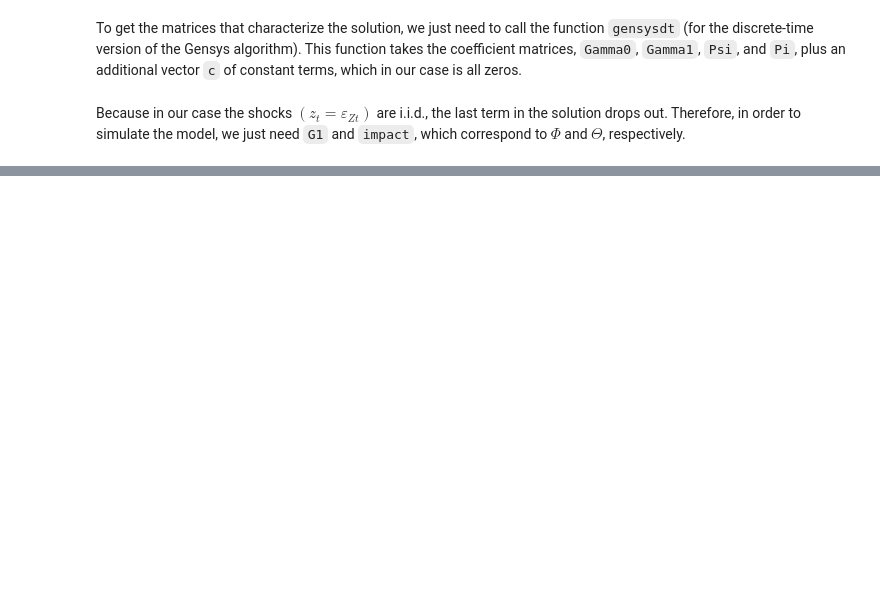
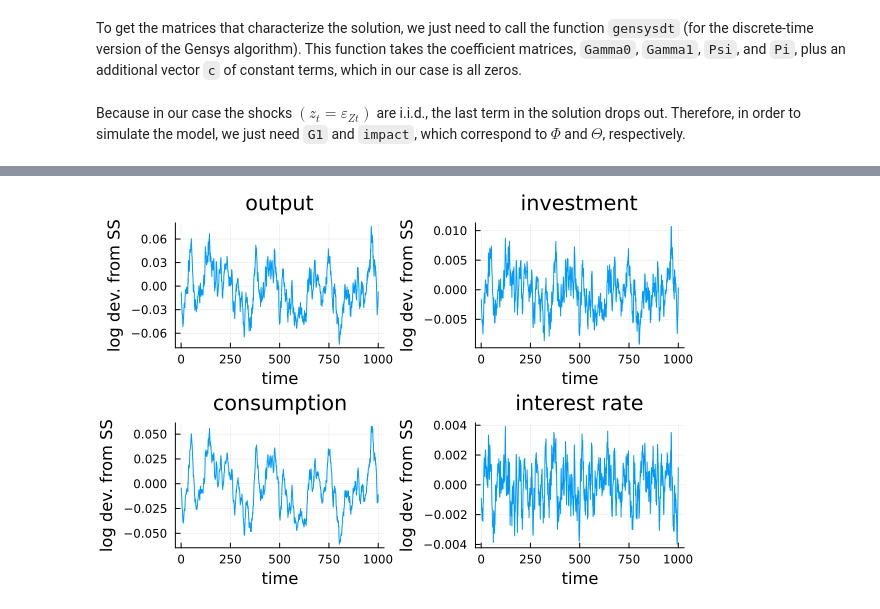
Before and after one commit to QuantEcon/Gensys.jl, a Jupyter notebook: Examples.ipynb, the cells around one changed output, grey strips where cells are left out. Drawn from its saved outputs; the diff is of its cells as text; code cells hidden in the pictures; blank space fills up the shorter version.

```diff
--- a/Examples.ipynb
+++ b/Examples.ipynb
@@ -203,7 +203,7 @@ consumption = x[4, :]'
 interest_rate = x[5, :]'
 
 # Plot simulated values
-plot([output[2:end] investment consumption[2:end] interest_rate[2:end]],
+plot([output[2:end] investment' consumption[2:end] interest_rate[2:end]],
      layout=(2,2), title=["output" "investment" "consumption" "interest rate"],
      legend=:none, xlabel="time", ylabel="log dev. from SS")
 # %% [output]
@@ -210,0 +210 @@ plot([output[2:end] investment consumption[2:end] interest_rate[2:end]],
+[figure, added]
```
Also changed, not shown: parts of 3 cells of this notebook, 3 other files.
